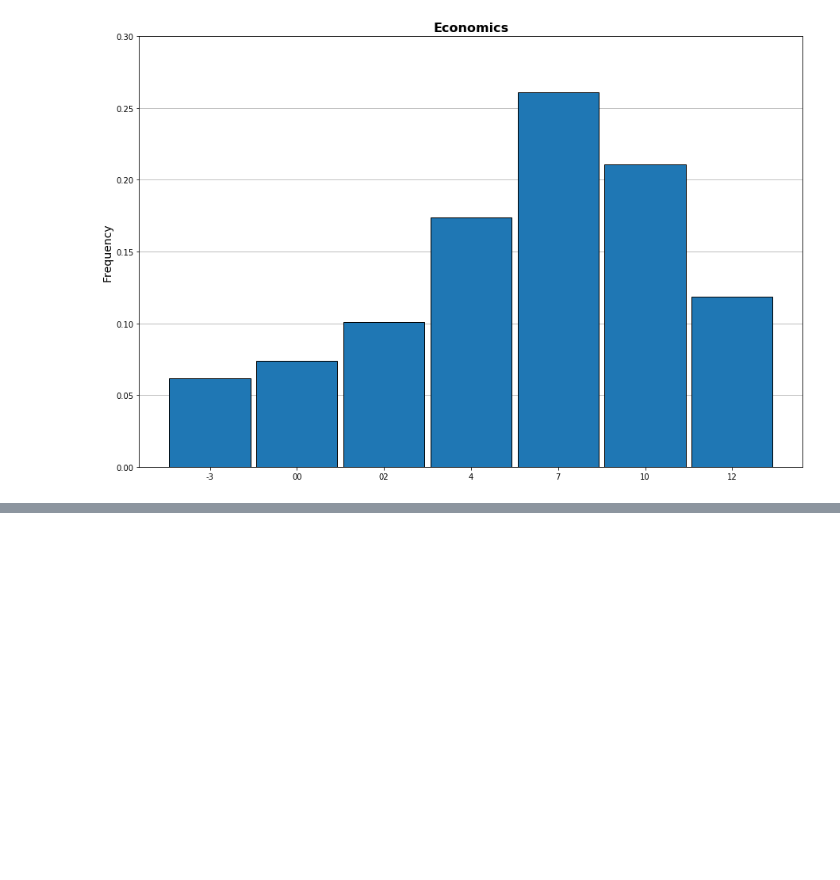
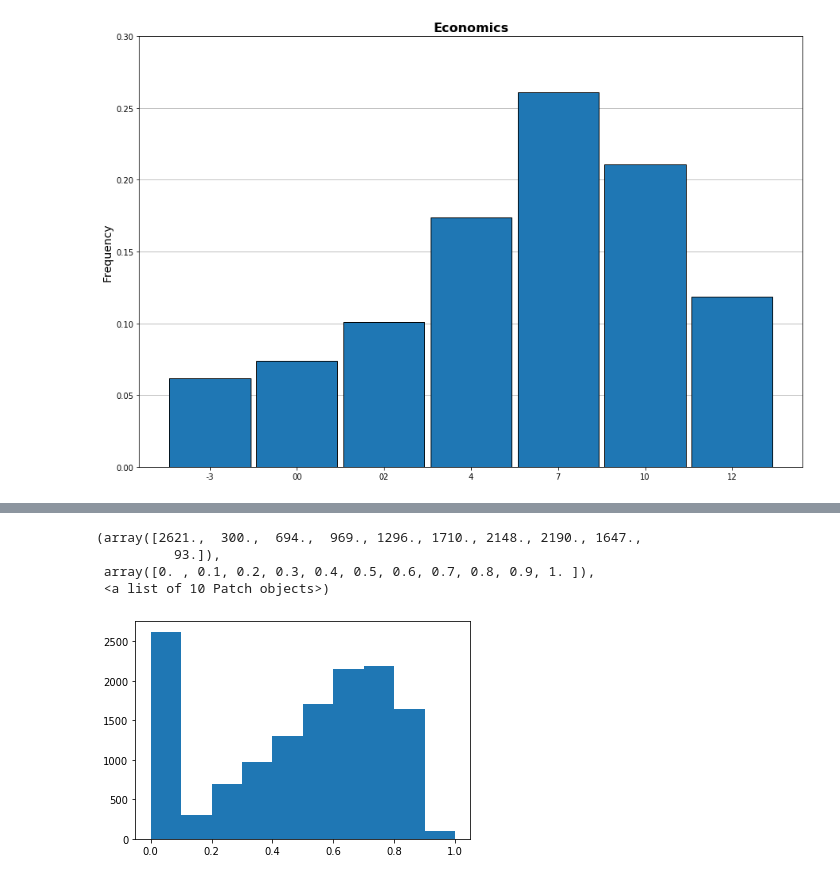
Before and after one commit to tnv875/Group18-NoTeeth, a Jupyter notebook: Exam project/Jens/Load final data set (ONLY DUPLICATE)-Copy1.ipynb, the cells around one changed output, grey strips where cells are left out. Drawn from its saved outputs; the diff is of its cells as text; code cells hidden in the pictures; blank space fills up the shorter version.

```diff
--- a/Exam project/Jens/Load final data set (ONLY DUPLICATE)-Copy1.ipynb
+++ b/Exam project/Jens/Load final data set (ONLY DUPLICATE)-Copy1.ipynb
@@ -253,0 +293,9 @@ f.savefig('histogram_gades_economics.png')
+# %%
+plt.hist(df['Share Preparation'])
+# We not that there is a lot of courses with very low share preparation.
+# %% [output]
+(array([2621.,  300.,  694.,  969., 1296., 1710., 2148., 2190., 1647.,
+          93.]),
+ array([0. , 0.1, 0.2, 0.3, 0.4, 0.5, 0.6, 0.7, 0.8, 0.9, 1. ]),
+ <a list of 10 Patch objects>)
+[figure, added]
```
Also changed, not shown: parts of 20 cells of this notebook.
